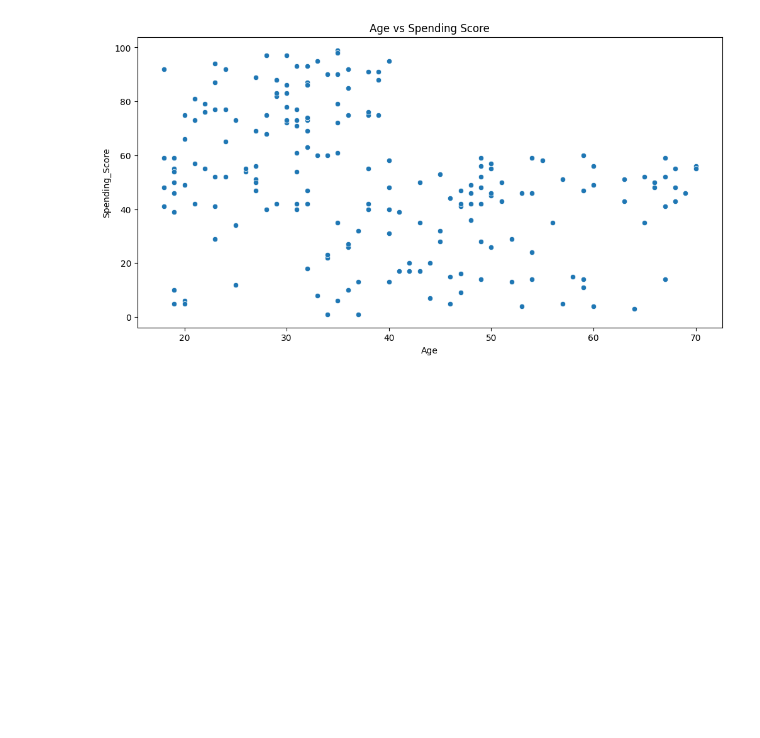
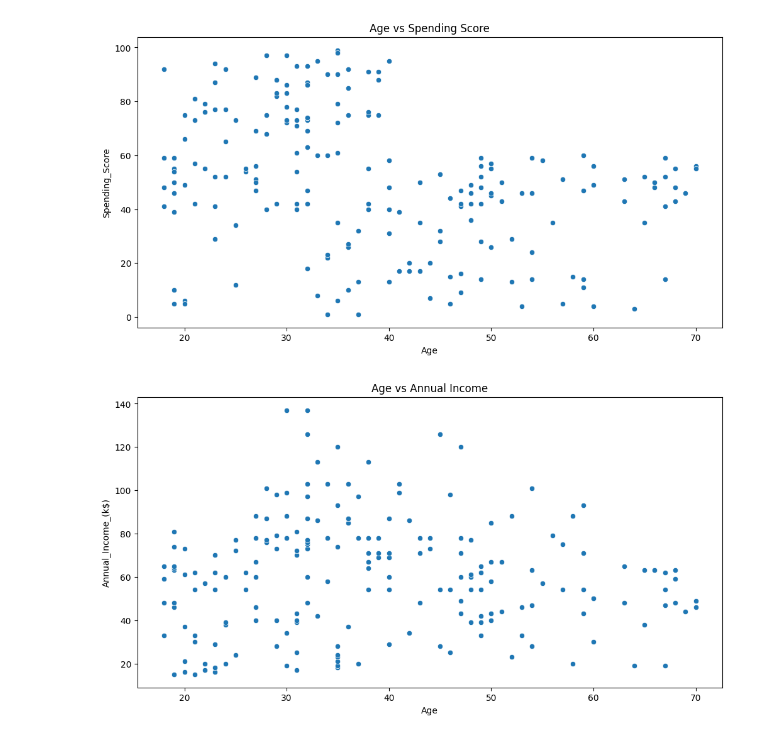
Before and after one commit to sabbir2609/edge_course, a Jupyter notebook: projects/mall_data.ipynb, the cells around one changed output. Saved outputs shown, nothing was run; the diff lists cells and outputs as text; code cells hidden in the pictures; blank space fills up the shorter version.

```diff
--- a/projects/mall_data.ipynb
+++ b/projects/mall_data.ipynb
@@ -62,3 +62,11 @@ plt.title("Age vs Spending Score")
 plt.show()
 # %% [output]
 [figure]
+# %%
+# age vs income
+plt.figure(figsize=(12, 6))
+sns.scatterplot(x="Age", y="Annual_Income_(k$)", data=df, palette="coolwarm")
+plt.title("Age vs Annual Income")
+plt.show()
+# %% [output]
+[figure, added]
```
Also changed, not shown: parts of 9 cells of this notebook, 1 other file.
